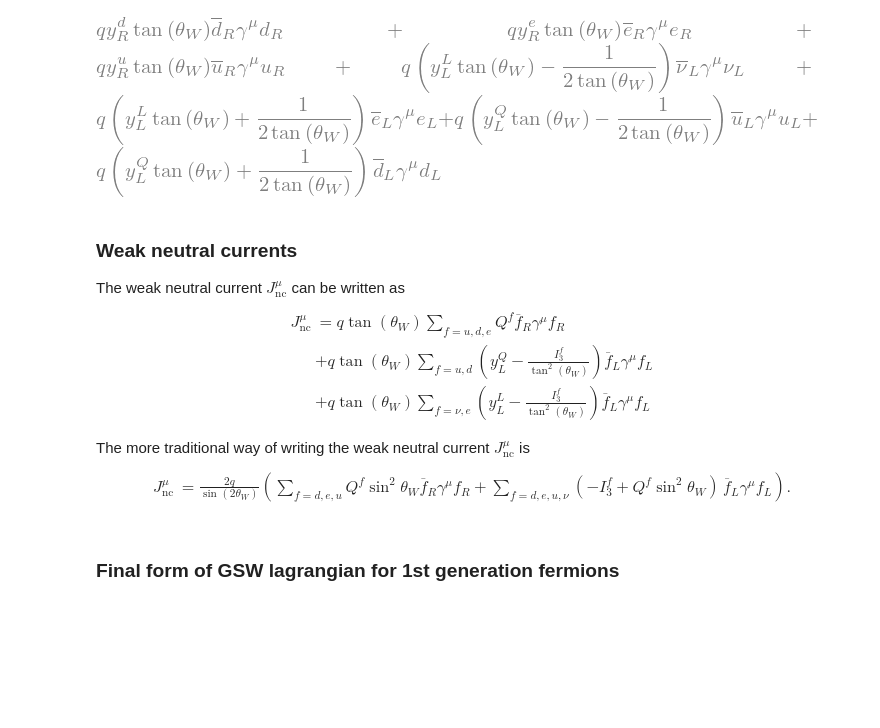
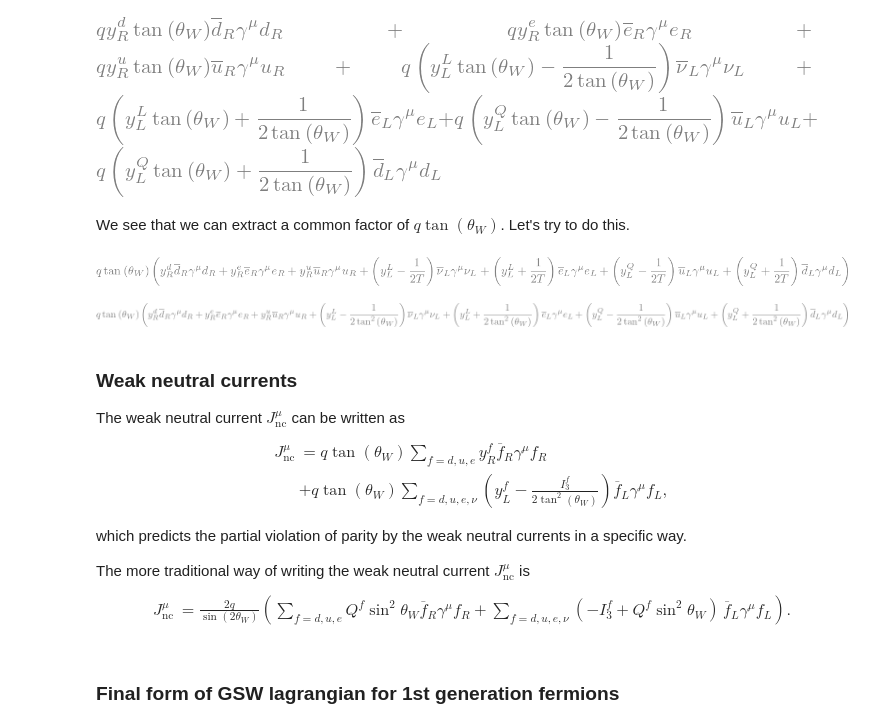
Before and after one commit to hbprosper/GSW, a Jupyter notebook: GlashowSalamWeinberg.ipynb, the cells around one changed output. Drawn from its saved outputs; the diff is of its cells as text; code cells hidden in the pictures; blank space fills up the shorter version.

```diff
--- a/GlashowSalamWeinberg.ipynb
+++ b/GlashowSalamWeinberg.ipynb
@@ -495,21 +495,36 @@ Zcoeff = Zcoeff.trigsimp()
 Zcoeff
 # %% [output]
 [figure]
+# %% [markdown]
+We see that we can extract a common factor of $q \tan(\theta_W)$. Let's try to do this.
+# %%
+T = sm.symbols('T')
+Zcoeff = Zcoeff.subs({1/sm.tan(thetaW): sm.tan(thetaW)/T})
+Zcoeff = Zcoeff.collect(sm.tan(thetaW))
+Zcoeff = Zcoeff.collect(q)
+Zcoeff
+# %% [output]
+[figure, added]
+# %%
+Zcoeff = Zcoeff.subs({T: sm.tan(thetaW)**2})
+Zcoeff
+# %% [output]
+[figure, added]
 # %% [markdown]
 ### Weak neutral currents
 The weak neutral current $J^\mu_\textrm{nc}$ can be written as
 \begin{align*}
-J^\mu_\textrm{nc} & = q \tan(\theta_W) \sum_{f=u, d, e} Q^f \overline{f}_R \gamma^\mu f_R \\
-& + q \tan(\theta_W)\sum_{f=u, d} \left(y^Q_L  - \frac{I^f_3}{\tan^2(\theta_W)} \right) \overline{f}_L \gamma^\mu f_L \\
-& + q \tan(\theta_W) \sum_{f=\nu, e} \left(y^L_L  - \frac{I^f_3}{\tan^2(\theta_W)} \right) \overline{f}_L \gamma^\mu f_L
+J^\mu_\textrm{nc} & = q \tan(\theta_W) \sum_{f=d, u, e} y^f_R \overline{f}_R \gamma^\mu f_R \\
+& + q \tan(\theta_W)\sum_{f=d, u, e, \nu} \left(y^f_L  - \frac{I^f_3}{2 \tan^2(\theta_W)} \right) \overline{f}_L \gamma^\mu f_L,
 \end{align*}
 
+which predicts the partial violation of parity by the weak neutral currents in a specific way.
 
 The more traditional way of writing the weak neutral current $J^\mu_\textrm{nc}$ is
 \begin{align*}
 J^\mu_\textrm{nc} & = \frac{2q}{\sin(2\theta_W)} \left(
-\sum_{f = d, e, u} Q^f \sin^2\theta_W \overline{f}_R \gamma^\mu f_R +
-\sum_{f = d, e, u, \nu} (-I^f_3 + Q^f \sin^2\theta_W) \, \overline{f}_L \gamma^\mu f_L   \right).
+\sum_{f = d, u, e} Q^f \sin^2\theta_W \overline{f}_R \gamma^\mu f_R +
+\sum_{f = d, u, e, \nu} (-I^f_3 + Q^f \sin^2\theta_W) \, \overline{f}_L \gamma^\mu f_L   \right).
 \end{align*}
 # %% [markdown]
 ### Final form of  GSW lagrangian for 1st generation fermions
```
Also changed, not shown: parts of 10 cells of this notebook, 2 other files.
